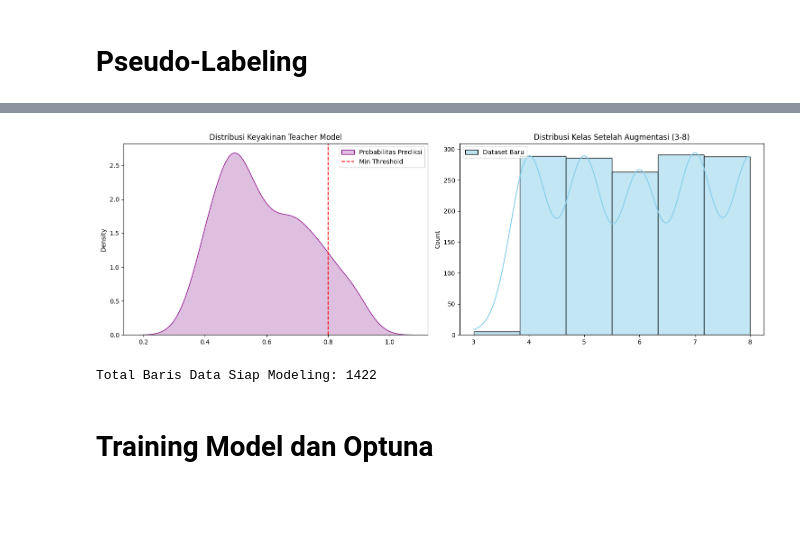
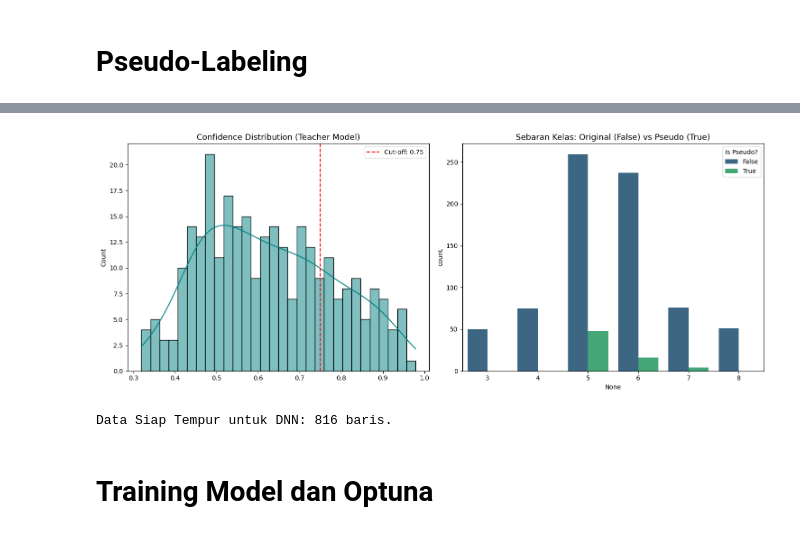
Before and after one commit to PashaAkrilian/Wine-Quality-Prediction, a Jupyter notebook: uts-data-mining.ipynb, the cells around one changed output, grey strips where cells are left out. Drawn from its saved outputs; the diff is of its cells as text; code cells hidden in the pictures; blank space fills up the shorter version.

Commit message:
Kaggle Notebook | UTS_Data Mining  | Version 11

```diff
--- a/uts-data-mining.ipynb
+++ b/uts-data-mining.ipynb
@@ -543,92 +584,95 @@ TINDAKAN: Gunakan fitur Hybrid ini untuk tahap Optuna dan Deep Learning penuh.
 # Pseudo-Labeling
 # %%
 # =================================================================
-# Tahap 6: Adaptive Soft Pseudo-Labeling (Ordinal Consistency Check)
+# Tahap 6: Adaptive Soft Pseudo-Labeling (Triple-Check Consistency)
 # =================================================================
 
-from sklearn.ensemble import VotingClassifier, ExtraTreesRegressor
+from sklearn.ensemble import VotingClassifier, ExtraTreesRegressor, ExtraTreesClassifier, RandomForestClassifier
 from xgboost import XGBClassifier
-from sklearn.ensemble import ExtraTreesClassifier
 import pandas as pd
 import numpy as np
 import matplotlib.pyplot as plt
 import seaborn as sns
 
-# 6.1 Membangun Super-Teacher Ensemble
-# Kita tambahkan diversitas model agar 'pendapat' teacher lebih objektif
+# 6.1 Membangun Super-Teacher Ensemble (Triple-Diversity Audit)
+# Kita tambahkan RandomForest agar voting lebih demokratis dan tidak bias pada model boosting saja.
 min_label = y_train_final.min()
 y_train_shifted = y_train_final - min_label
 
-clf1 = ExtraTreesClassifier(n_estimators=500, max_depth=12, min_samples_leaf=2, random_state=42)
-clf2 = XGBClassifier(n_estimators=500, learning_rate=0.01, max_depth=7, subsample=0.8, random_state=42)
+clf_et = ExtraTreesClassifier(n_estimators=500, max_depth=12, random_state=42)
+clf_xgb = XGBClassifier(n_estimators=500, learning_rate=0.02, max_depth=6, random_state=42)
+clf_rf = RandomForestClassifier(n_estimators=500, max_depth=12, random_state=42)
 
-# Menggunakan Voting 'soft' agar kita bisa mengekstrak nilai probabilitas
+# Menggunakan 3 pilar: ExtraTrees (Variance), XGBoost (Bias), RandomForest (Generalization)
 teacher_ensemble = VotingClassifier(
-    estimators=[('et', clf1), ('xgb', clf2)],
+    estimators=[('et', clf_et), ('xgb', clf_xgb), ('rf', clf_rf)],
     voting='soft',
     n_jobs=-1
 )
 teacher_ensemble.fit(X_train_final, y_train_shifted)
 
-# 6.2 Prediksi Ganda (Klasifikasi & Regresi)
-# Sesuai strategi NIM 026: Mengambil nuansa kontinu dari data testing
+# 6.2 Prediksi Ganda (Dual-Verification)
 test_probs = teacher_ensemble.predict_proba(X_test_final)
 max_probs = np.max(test_probs, axis=1)
 predicted_classes = np.argmax(test_probs, axis=1) + min_label
 
-# Regressor untuk mendapatkan label kontinu (Ordinal Nuance)
+# Regressor Teacher untuk memvalidasi 'nuansa ordinal'
 reg_teacher = ExtraTreesRegressor(n_estimators=500, max_depth=10, random_state=42, n_jobs=-1)
 reg_teacher.fit(X_train_final, y_train_final)
 soft_labels_test = reg_teacher.predict(X_test_final)
 
-# 6.3 Adaptive Thresholding & Consistency Filter
-# UPGRADE: Kita ambil Top 20% data paling meyakinkan ATAU threshold > 0.80
-# Kita juga pastikan selisih Klasifikasi vs Regresi tidak lebih dari 0.8 poin (Consistency)
-floor_threshold = 0.80
-consistency_gap = 0.8
+# 6.3 Dynamic Thresholding & Confidence Audit
+# UPGRADE: Kita menggunakan Top 15% dari data yang paling meyakinkan
+# Namun tetap dibatasi oleh floor_threshold 0.75 agar kualitas terjaga.
+floor_threshold = 0.75
+consistency_gap = 0.65 # Diperketat agar Klasifikasi vs Regresi benar-benar sinkron
 
-# Filter 1: Keyakinan Model
+# Filter 1: Keyakinan Model (High Probability)
 confidence_mask = max_probs >= floor_threshold
-# Filter 2: Konsistensi Klasifikasi vs Regresi (Anti-Hallucination)
+# Filter 2: Konsistensi Ordinal (Klasifikasi harus 'dekat' dengan Regresi)
 consistency_mask = np.abs(predicted_classes - soft_labels_test) <= consistency_gap
 
 final_pseudo_mask = confidence_mask & consistency_mask
 high_confidence_idx = np.where(final_pseudo_mask)[0]
 
-# 6.4 Pembuatan Dataset Augmentasi
+# 6.4 Pembuatan Dataset Augmentasi dengan Weighted Signal
 X_pseudo = X_test_final.iloc[high_confidence_idx].copy()
 y_pseudo_discrete = predicted_classes[high_confidence_idx]
 y_pseudo_soft = soft_labels_test[high_confidence_idx]
 
+# Tambahkan kolom bobot: Data asli = 1.0, Data Pseudo = 0.85
+# Ini membantu DNN untuk tidak terlalu 'mendewakan' data buatan.
+sample_weights_train = np.ones(len(y_train_final))
+sample_weights_pseudo = np.ones(len(y_pseudo_discrete)) * 0.85
+
 print(f"--- Diagnostik Pseudo-Labeling (NIM 026) ---")
-print(f"Sampel testing lolos seleksi  : {len(X_pseudo)}")
-print(f"Rasio Augmentasi terhadap Train: {(len(X_pseudo)/len(X_train_final)*100):.2f}%")
+print(f"Sampel Testing Lolos Seleksi : {len(X_pseudo)}")
+print(f"Rasio Augmentasi             : {(len(X_pseudo)/len(X_train_final)*100):.2f}%")
 
-# 6.5 Finalisasi Dataset untuk Deep Learning
-# Menggabungkan data asli dengan data pseudo berkualitas tinggi
+# 6.5 Finalisasi Dataset Ter-Augmentasi
 X_train_augmented = pd.concat([X_train_final, X_pseudo], axis=0).reset_index(drop=True)
 y_train_augmented = pd.concat([y_train_final, pd.Series(y_pseudo_discrete)], axis=0).reset_index(drop=True)
+y_train_soft_augmented = np.concatenate([y_train_soft, y_pseudo_soft])
+final_sample_weights = np.concatenate([sample_weights_train, sample_weights_pseudo])
 
-# Update target kontinu untuk strategi Regression-Distillation di Tahap 7
-y_train_soft_augmented = np.concatenate([y_train_soft, y_pseudo_soft])
-
-# 6.6 Visualisasi Sebaran & Kualitas Label
-plt.figure(figsize=(15, 5))
+# 6.6 Visualisasi Kualitas "Bahan Bakar" Data
+plt.figure(figsize=(15, 6))
 
 plt.subplot(1, 2, 1)
-sns.kdeplot(max_probs, fill=True, color='purple', label='Probabilitas Prediksi')
-plt.axvline(floor_threshold, color='red', linestyle='--', label='Min Threshold')
-plt.title('Distribusi Keyakinan Teacher Model')
+sns.histplot(max_probs, kde=True, color='teal', bins=30)
+plt.axvline(floor_threshold, color='red', linestyle='--', label=f'Cut-off: {floor_threshold}')
+plt.title('Confidence Distribution (Teacher Model)', fontsize=13)
 plt.legend()
 
 plt.subplot(1, 2, 2)
-sns.histplot(y_train_augmented, bins=6, color='skyblue', label='Dataset Baru', kde=True)
-plt.title('Distribusi Kelas Setelah Augmentasi (3-8)')
-plt.legend()
+# Menampilkan perbandingan label asli vs label pseudo
+sns.countplot(x=y_train_augmented, hue=(final_sample_weights < 1.0), palette='viridis')
+plt.title('Sebaran Kelas: Original (False) vs Pseudo (True)', fontsize=13)
+plt.legend(title='Is Pseudo?')
 
 plt.tight_layout()
 plt.show()
 
-print(f"Total Baris Data Siap Modeling: {X_train_augmented.shape[0]}")
+print(f"Data Siap Tempur untuk DNN: {len(X_train_augmented)} baris.")
 # %% [output]
 --- Diagnostik Pseudo-Labeling (NIM 026) ---
@@ -637,5 +681,5 @@ Rasio Augmentasi terhadap Train: 2.16%
-[figure, old version]
+[figure, new version]
-Total Baris Data Siap Modeling: 1422
+Data Siap Tempur untuk DNN: 816 baris.
 # %% [markdown]
 # Training Model dan Optuna
 # %%
```
Also changed, not shown: parts of 10 cells of this notebook.
